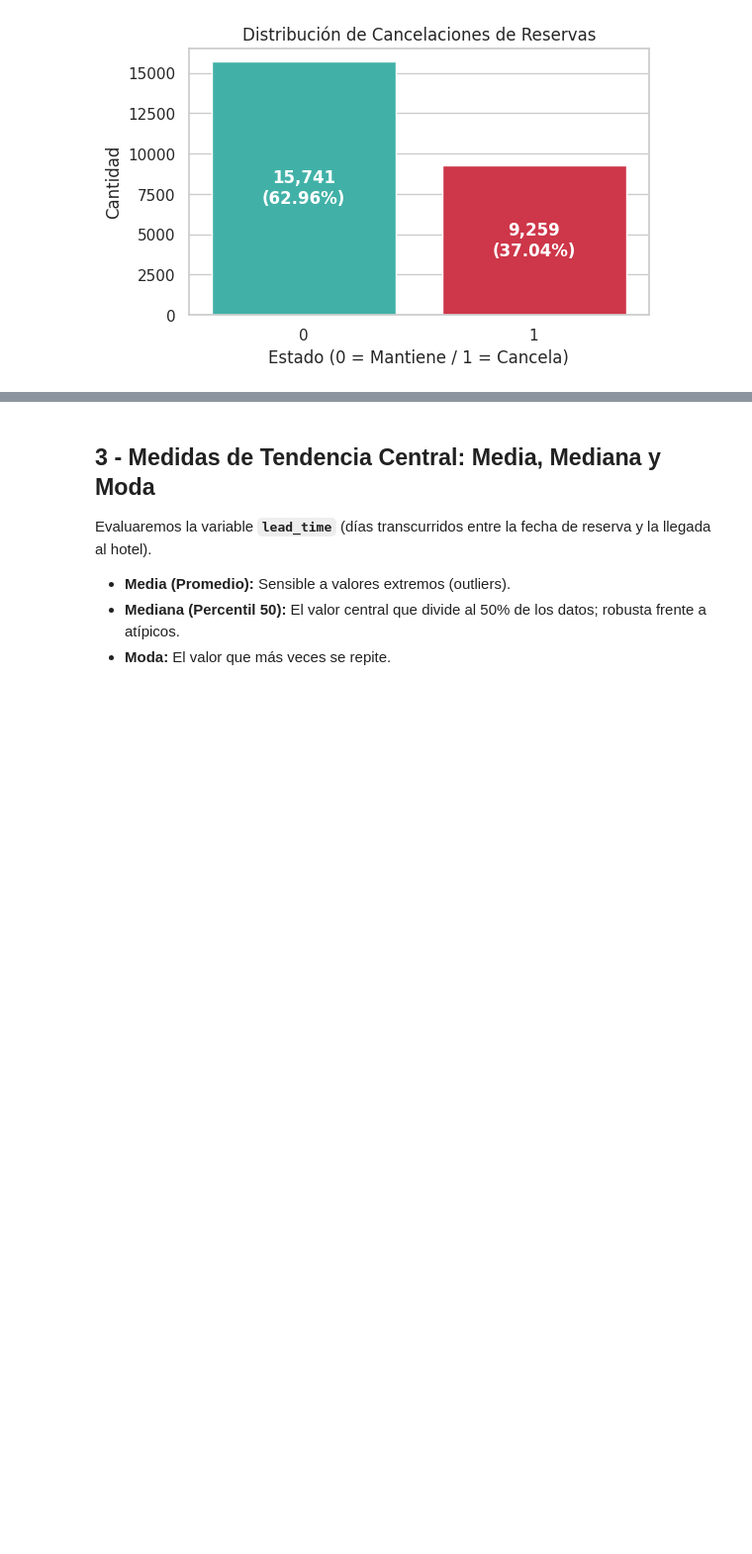
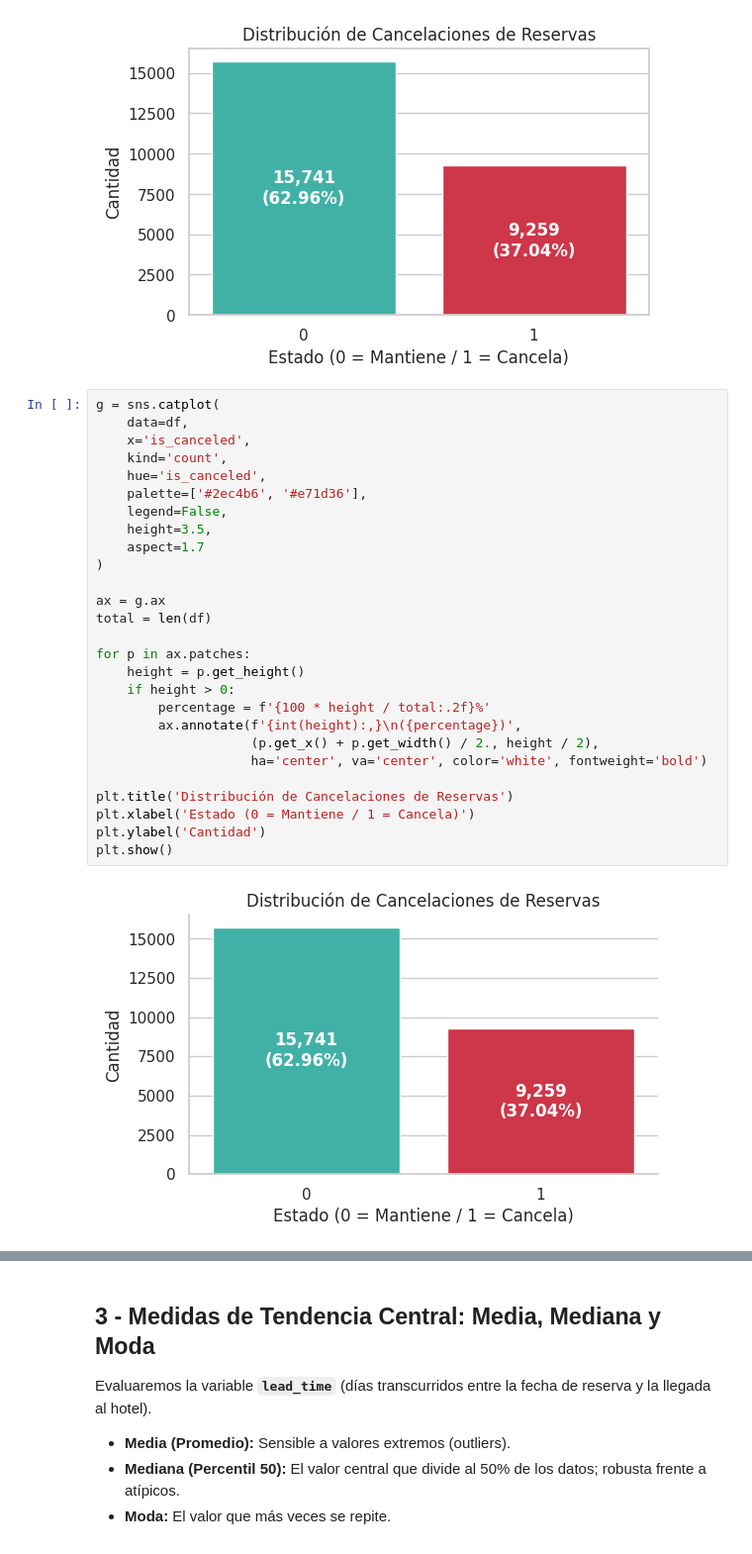
Before and after one commit to manfredialdo/iad-tpi01, a Jupyter notebook: tpi01.ipynb, the cells around one changed output, grey strips where cells are left out. Shown at 99% size. Drawn from its saved outputs; the diff is of its cells as text; blank space fills up the shorter version.

```diff
--- a/tpi01.ipynb
+++ b/tpi01.ipynb
@@ -170,3 +170,32 @@ plt.ylabel('Cantidad')
 plt.show()
 # %% [output]
 [figure]
+# %%
+g = sns.catplot(
+    data=df,
+    x='is_canceled',
+    kind='count',
+    hue='is_canceled',
+    palette=['#2ec4b6', '#e71d36'],
+    legend=False,
+    height=3.5,
+    aspect=1.7
+)
+
+ax = g.ax
+total = len(df)
+
+for p in ax.patches:
+    height = p.get_height()
+    if height > 0:
+        percentage = f'{100 * height / total:.2f}%'
+        ax.annotate(f'{int(height):,}\n({percentage})',
+                    (p.get_x() + p.get_width() / 2., height / 2),
+                    ha='center', va='center', color='white', fontweight='bold')
+
+plt.title('Distribución de Cancelaciones de Reservas')
+plt.xlabel('Estado (0 = Mantiene / 1 = Cancela)')
+plt.ylabel('Cantidad')
+plt.show()
+# %% [output]
+[figure, added]
```
Also changed, not shown: parts of 7 cells of this notebook.
